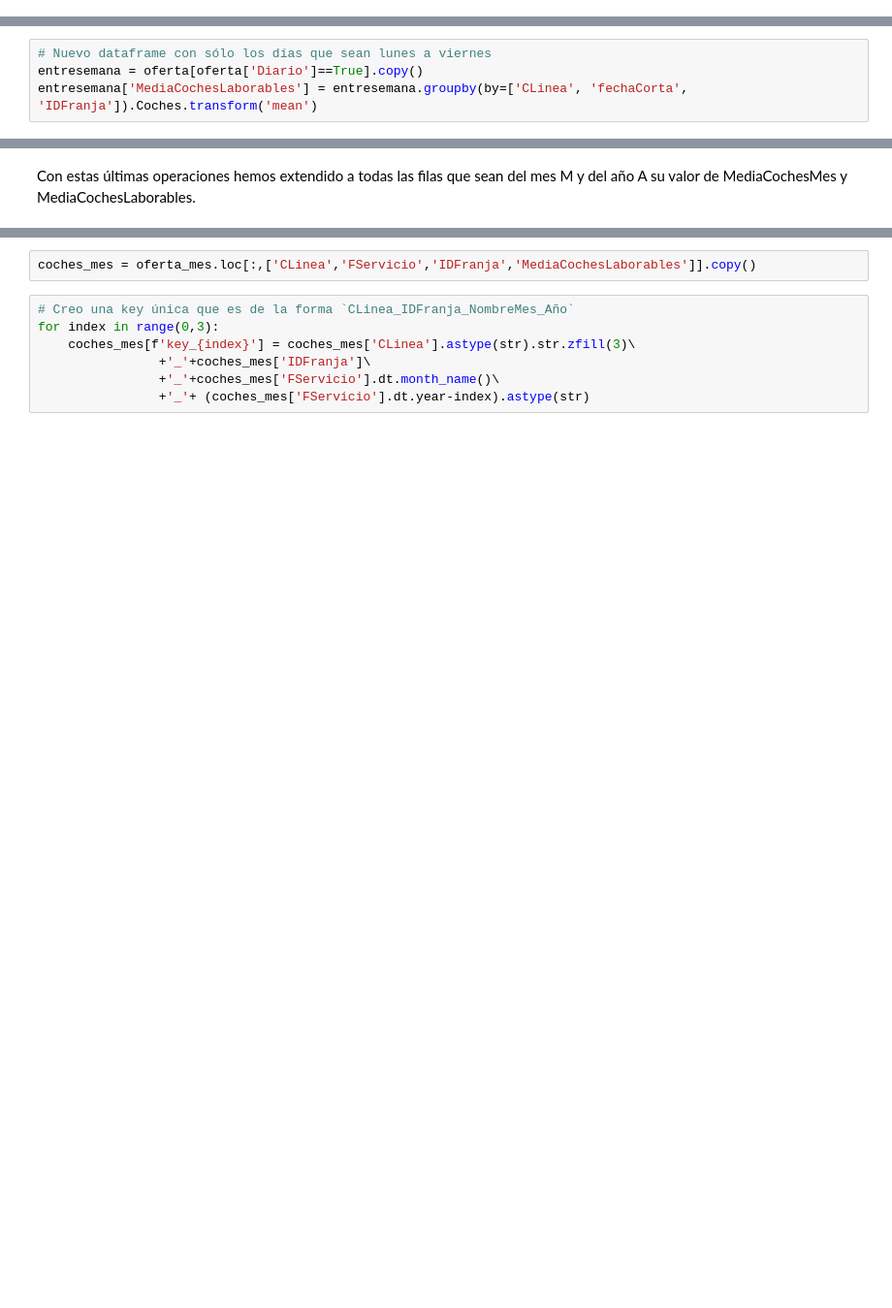
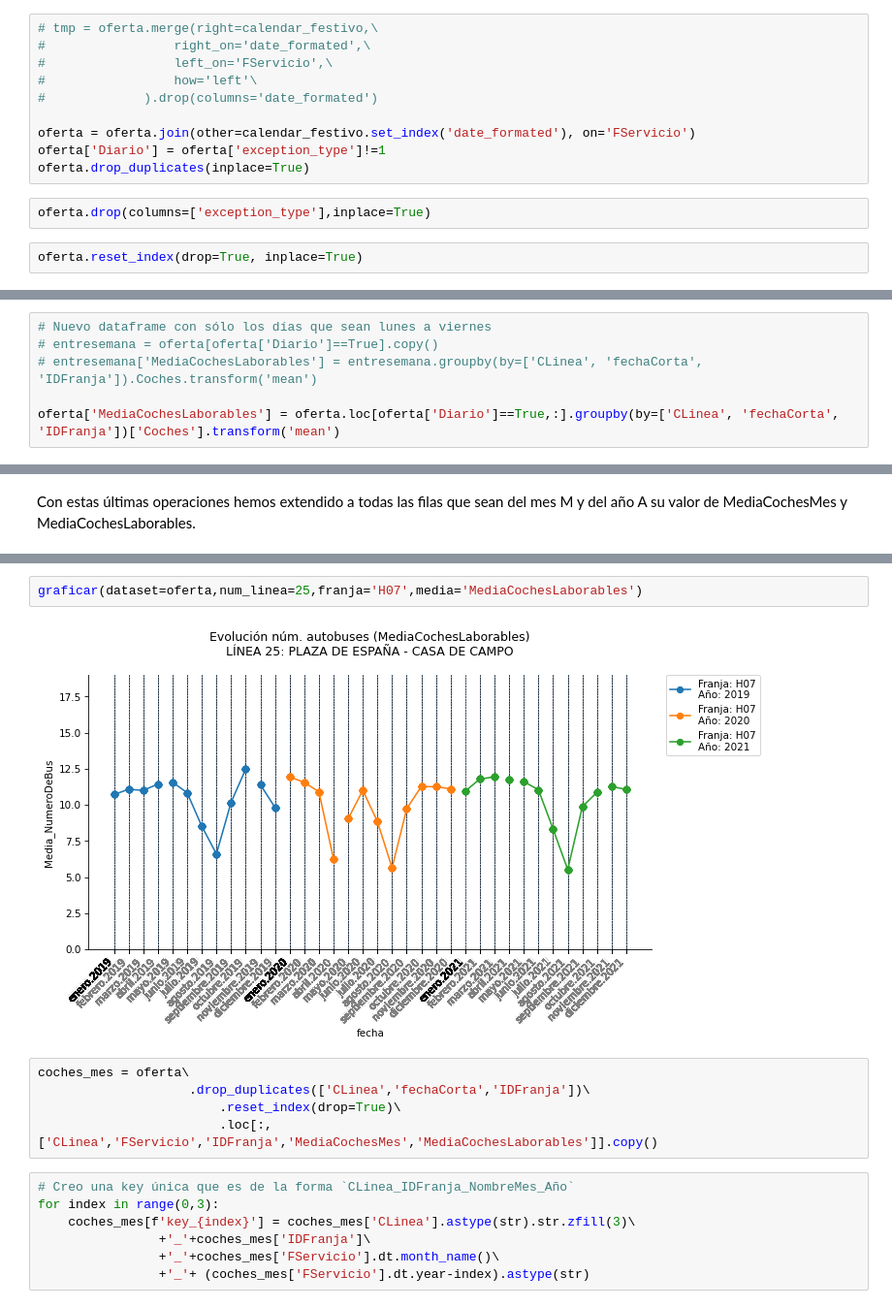
Before and after one commit to nacholopex/emt_madrid, a Jupyter notebook: 2022_emt_evolucion.ipynb, the cells around one changed output, grey strips where cells are left out. Shown at 97% size. Drawn from its saved outputs; the diff is of its cells as text; blank space fills up the shorter version.

```diff
--- a/2022_emt_evolucion.ipynb
+++ b/2022_emt_evolucion.ipynb
@@ -81,0 +79,14 @@ oferta['MediaCochesMes'] = oferta.groupby(by=['CLinea', 'fechaCorta', 'IDFranja'
+# %%
+# tmp = oferta.merge(right=calendar_festivo,\
+#                 right_on='date_formated',\
+#                 left_on='FServicio',\
+#                 how='left'\
+#             ).drop(columns='date_formated')
+
+oferta = oferta.join(other=calendar_festivo.set_index('date_formated'), on='FServicio')
+oferta['Diario'] = oferta['exception_type']!=1
+oferta.drop_duplicates(inplace=True)
+# %%
+oferta.drop(columns=['exception_type'],inplace=True)
+# %%
+oferta.reset_index(drop=True, inplace=True)
@@ -82,4 +100,6 @@ oferta['MediaCochesMes'] = oferta.groupby(by=['CLinea', 'fechaCorta', 'IDFranja'
 # %%
 # Nuevo dataframe con sólo los días que sean lunes a viernes
-entresemana = oferta[oferta['Diario']==True].copy()
-entresemana['MediaCochesLaborables'] = entresemana.groupby(by=['CLinea', 'fechaCorta', 'IDFranja']).Coches.transform('mean')
+# entresemana = oferta[oferta['Diario']==True].copy()
+# entresemana['MediaCochesLaborables'] = entresemana.groupby(by=['CLinea', 'fechaCorta', 'IDFranja']).Coches.transform('mean')
+
+oferta['MediaCochesLaborables'] = oferta.loc[oferta['Diario']==True,:].groupby(by=['CLinea', 'fechaCorta', 'IDFranja'])['Coches'].transform('mean')
@@ -175,8 +176,15 @@ def graficar(dataset,num_linea,franja,media='MediaCochesMes',guardar=False):
     fig.set_facecolor('white')
 
     plt.show()
+# %%
+graficar(dataset=oferta,num_linea=25,franja='H07',media='MediaCochesLaborables')
+# %% [output]
+[figure, added]
 # %%
-coches_mes = oferta_mes.loc[:,['CLinea','FServicio','IDFranja','MediaCochesLaborables']].copy()
+coches_mes = oferta\
+                    .drop_duplicates(['CLinea','fechaCorta','IDFranja'])\
+                        .reset_index(drop=True)\
+                        .loc[:,['CLinea','FServicio','IDFranja','MediaCochesMes','MediaCochesLaborables']].copy()
 # %%
 # Creo una key única que es de la forma `CLinea_IDFranja_NombreMes_Año`
 for index in range(0,3):
```
Also changed, not shown: parts of 23 cells of this notebook, 2 other files.
